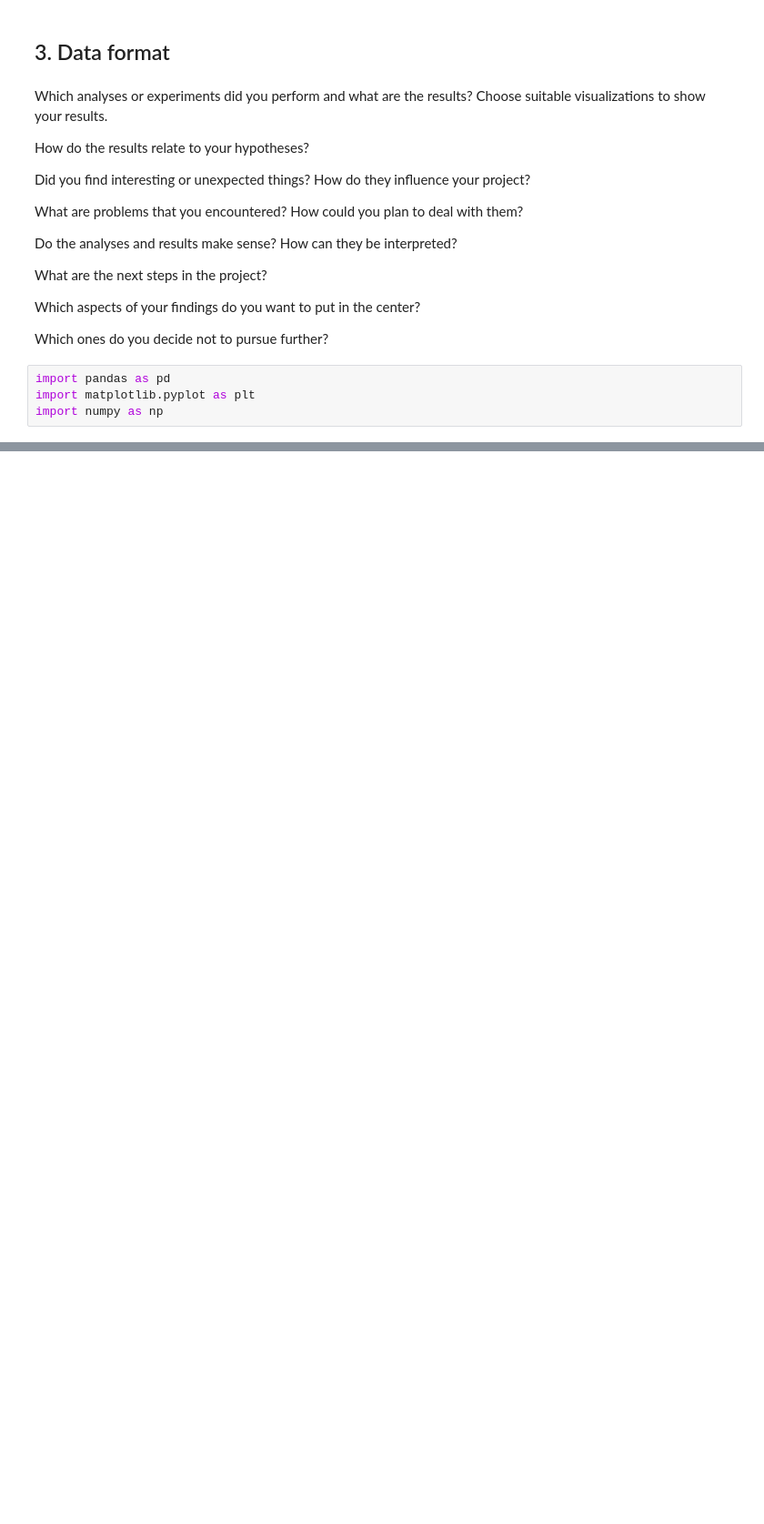
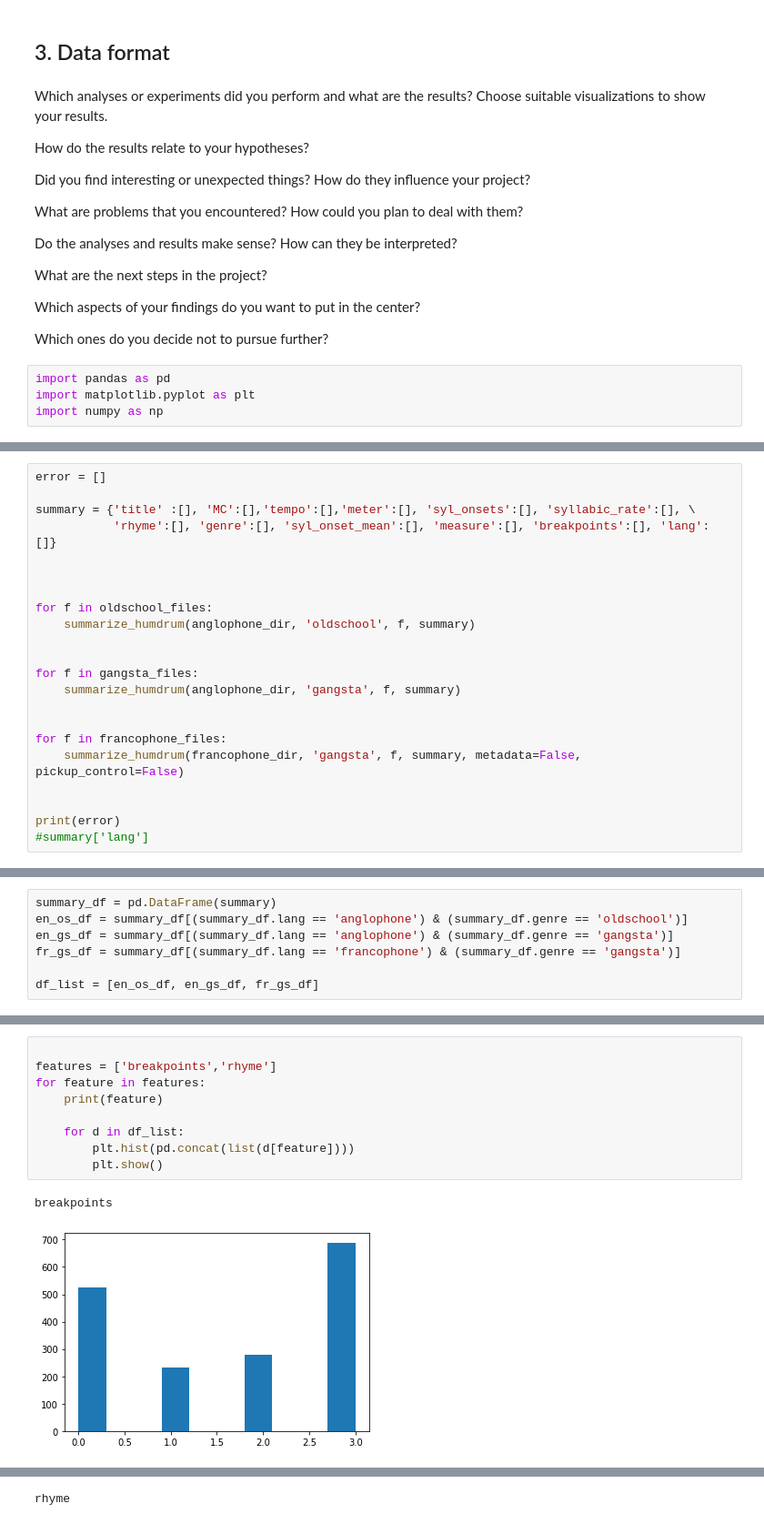
Before and after one commit to haeeunkim/dh401, a Jupyter notebook: analysis.ipynb, the cells around one changed output, grey strips where cells are left out. Shown at 91% size. Saved outputs shown, nothing was run; the diff lists cells and outputs as text; blank space fills up the shorter version.

```diff
--- a/analysis.ipynb
+++ b/analysis.ipynb
@@ -281,0 +301,22 @@ plt.show()
+# %%
+error = []
+
+summary = {'title' :[], 'MC':[],'tempo':[],'meter':[], 'syl_onsets':[], 'syllabic_rate':[], \
+           'rhyme':[], 'genre':[], 'syl_onset_mean':[], 'measure':[], 'breakpoints':[], 'lang': []}
+
+
+
+for f in oldschool_files:
+    summarize_humdrum(anglophone_dir, 'oldschool', f, summary)
+
+
+for f in gangsta_files:
+    summarize_humdrum(anglophone_dir, 'gangsta', f, summary)
+
+
+for f in francophone_files:
+    summarize_humdrum(francophone_dir, 'gangsta', f, summary, metadata=False, pickup_control=False)
+
+
+print(error)
+#summary['lang']
@@ -281,0 +328,7 @@ plt.show()
+# %%
+summary_df = pd.DataFrame(summary)
+en_os_df = summary_df[(summary_df.lang == 'anglophone') & (summary_df.genre == 'oldschool')]
+en_gs_df = summary_df[(summary_df.lang == 'anglophone') & (summary_df.genre == 'gangsta')]
+fr_gs_df = summary_df[(summary_df.lang == 'francophone') & (summary_df.genre == 'gangsta')]
+
+df_list = [en_os_df, en_gs_df, fr_gs_df]
@@ -281,0 +341,12 @@ plt.show()
+# %%
+
+features = ['breakpoints','rhyme']
+for feature in features:
+    print(feature)
+
+    for d in df_list:
+        plt.hist(pd.concat(list(d[feature])))
+        plt.show()
+# %% [output]
+breakpoints
+[figure, added]
@@ -281,0 +355 @@ plt.show()
+rhyme
```
Also changed, not shown: parts of 18 cells of this notebook, 42 other files.
